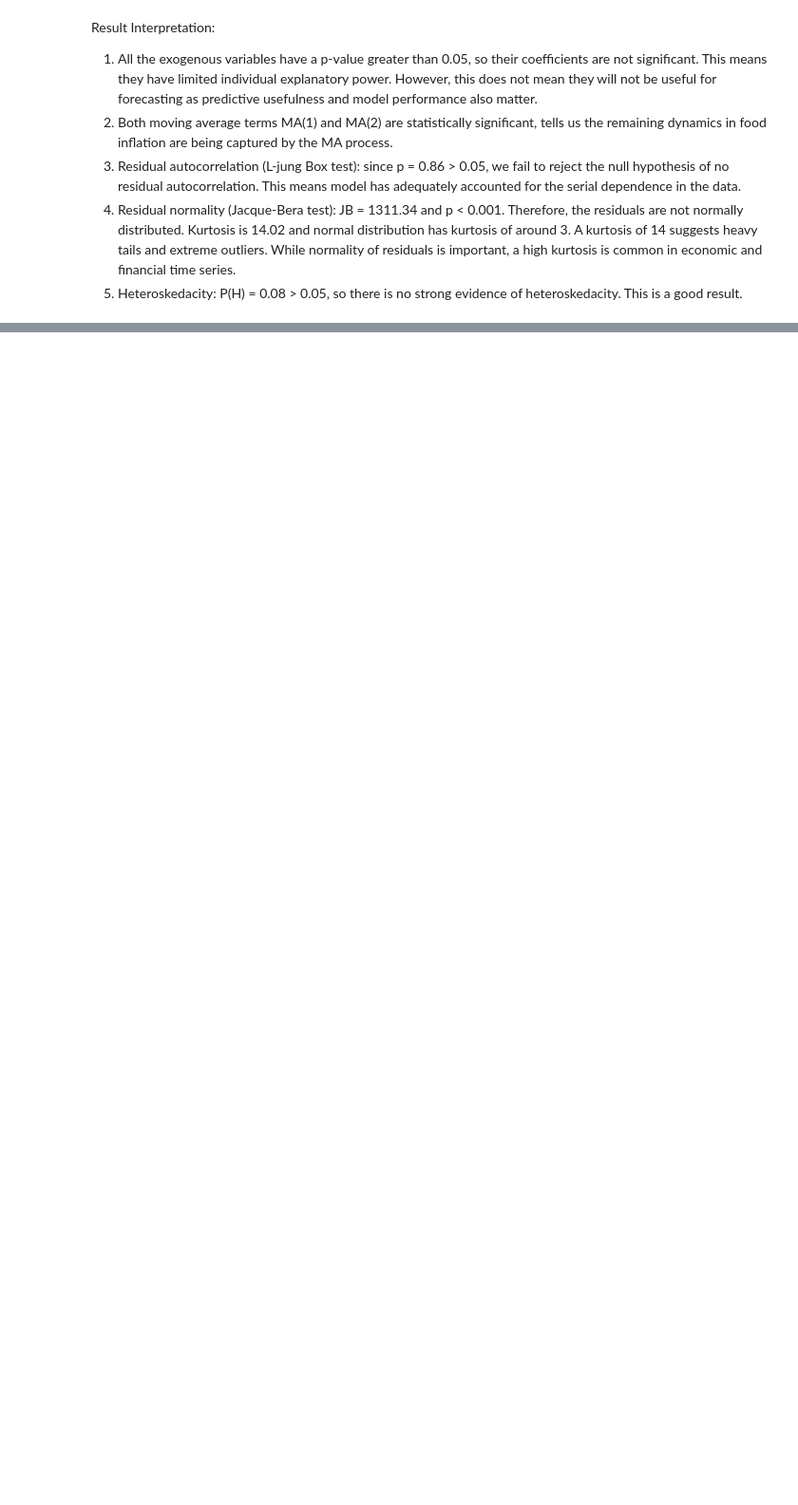
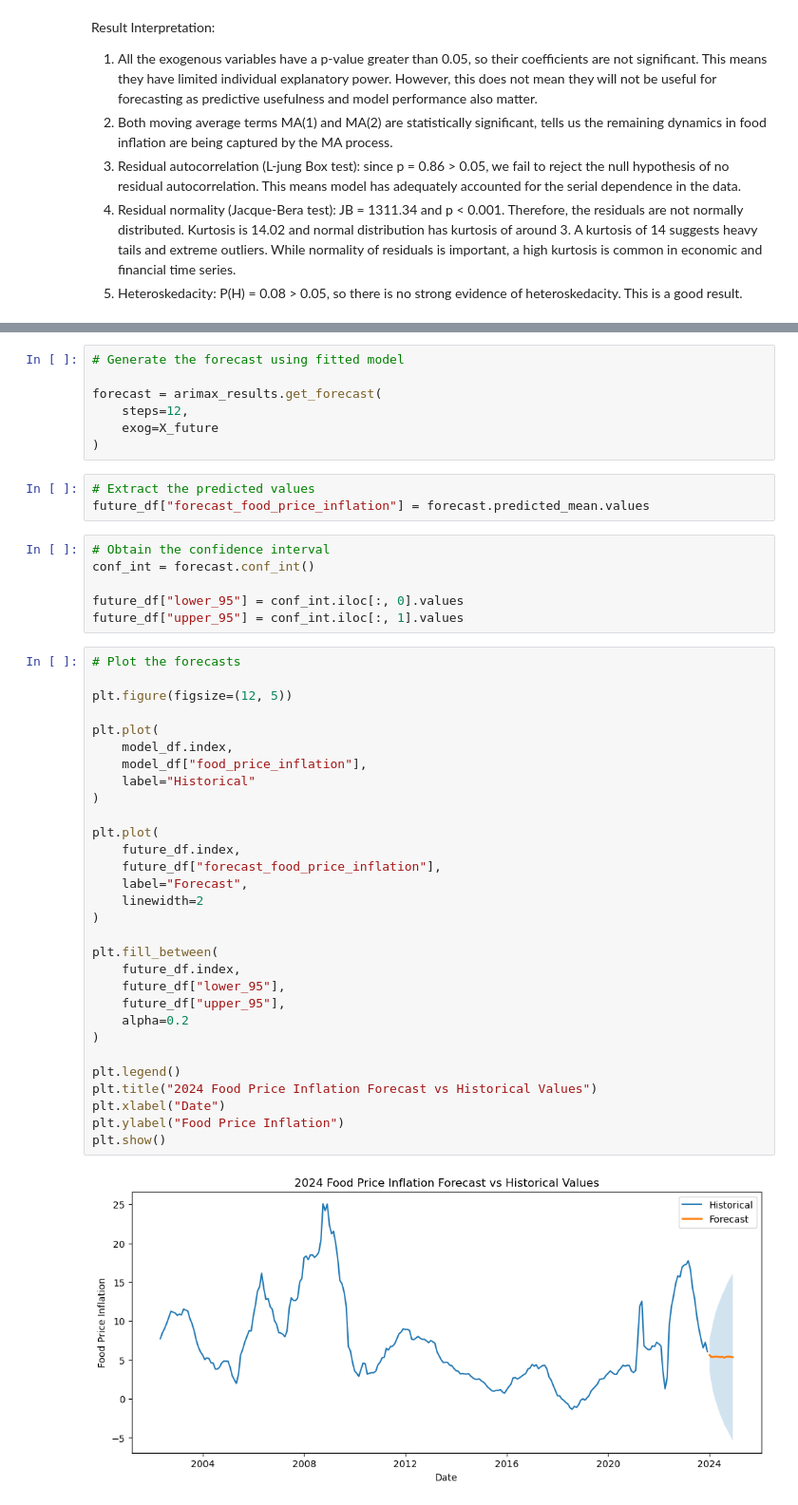
Before and after one commit to GorataB/Hackathon_PolyglotPioneers, a Jupyter notebook: Model_1_Statistical.ipynb, the cells around one changed output, grey strips where cells are left out. Shown at 95% size. Saved outputs shown, nothing was run; the diff lists cells and outputs as text; blank space fills up the shorter version.

```diff
--- a/Model_1_Statistical.ipynb
+++ b/Model_1_Statistical.ipynb
@@ -1380,0 +1676,48 @@ The data is now ready for forecasting. The goal is to do a 12-month forecast fro
+# %%
+# Generate the forecast using fitted model
+
+forecast = arimax_results.get_forecast(
+    steps=12,
+    exog=X_future
+)
+# %%
+# Extract the predicted values
+future_df["forecast_food_price_inflation"] = forecast.predicted_mean.values
+# %%
+# Obtain the confidence interval
+conf_int = forecast.conf_int()
+
+future_df["lower_95"] = conf_int.iloc[:, 0].values
+future_df["upper_95"] = conf_int.iloc[:, 1].values
+# %%
+# Plot the forecasts
+
+plt.figure(figsize=(12, 5))
+
+plt.plot(
+    model_df.index,
+    model_df["food_price_inflation"],
+    label="Historical"
+)
+
+plt.plot(
+    future_df.index,
+    future_df["forecast_food_price_inflation"],
+    label="Forecast",
+    linewidth=2
+)
+
+plt.fill_between(
+    future_df.index,
+    future_df["lower_95"],
+    future_df["upper_95"],
+    alpha=0.2
+)
+
+plt.legend()
+plt.title("2024 Food Price Inflation Forecast vs Historical Values")
+plt.xlabel("Date")
+plt.ylabel("Food Price Inflation")
+plt.show()
+# %% [output]
+[figure, added]
```
Also changed, not shown: parts of 28 cells of this notebook.
